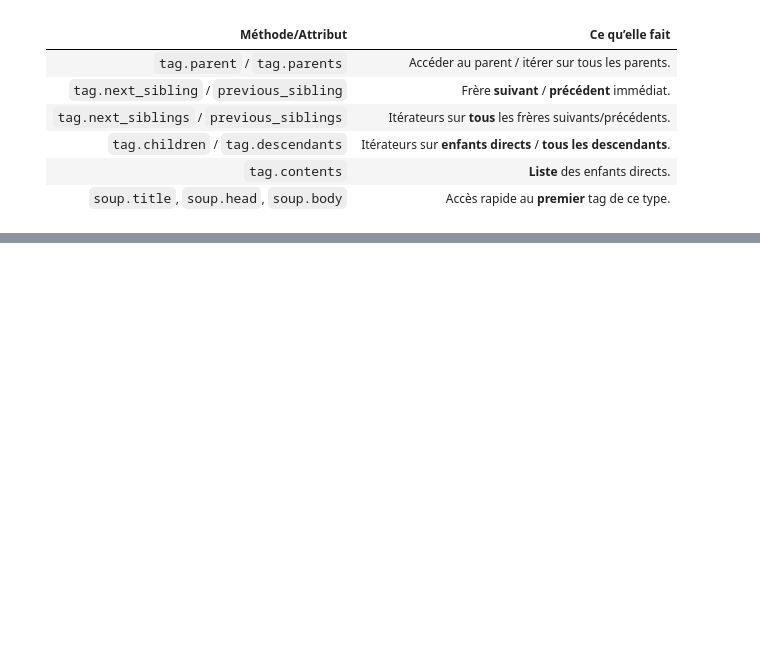
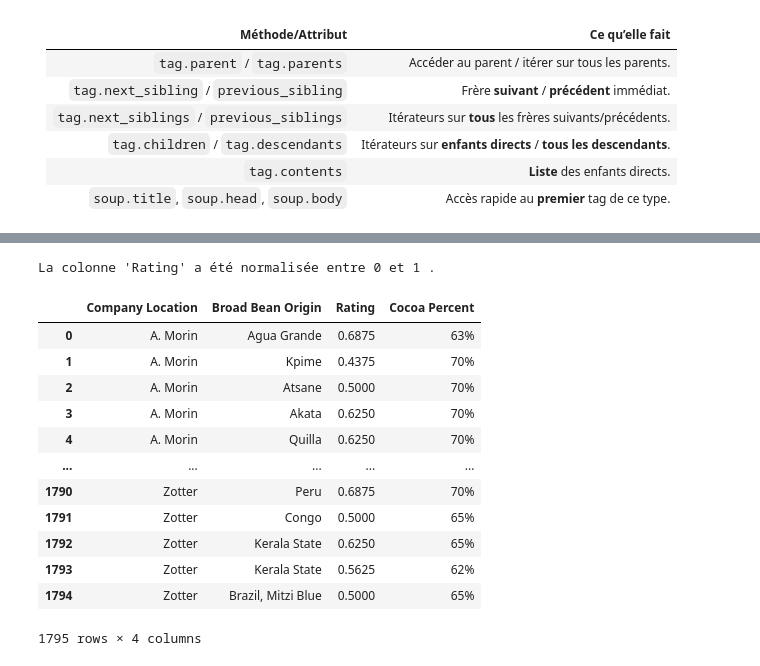
Before and after one commit to Mozart28/package_etl, a Jupyter notebook: Pipeline_using_scrapping.ipynb, the cells around one changed output, grey strips where cells are left out. Saved outputs shown, nothing was run; the diff lists cells and outputs as text; code cells hidden in the pictures; blank space fills up the shorter version.

```diff
--- a/Pipeline_using_scrapping.ipynb
+++ b/Pipeline_using_scrapping.ipynb
@@ -345,0 +326,20 @@ Standardisation.zscore(df2,colonnes="Rating",prefix ="std_")
+# %%
+# Normaliser la colonne Rating en utilisant la méthode min-max
+
+from transformation.normalisation import NormaliserColonne
+NormaliserColonne.normaliser_colonne_choisie(df,col="Rating",inplace=True)
+# %% [output]
+La colonne 'Rating' a été normalisée entre 0 et 1 .
+|  | Company Location | Broad Bean Origin | Rating | Cocoa Percent |
+| 0 | A. Morin | Agua Grande | 0.6875 | 63% |
+| 1 | A. Morin | Kpime | 0.4375 | 70% |
+| 2 | A. Morin | Atsane | 0.5000 | 70% |
+| 3 | A. Morin | Akata | 0.6250 | 70% |
+| 4 | A. Morin | Quilla | 0.6250 | 70% |
+| ... | ... | ... | ... | ... |
+| 1790 | Zotter | Peru | 0.6875 | 70% |
+| 1791 | Zotter | Congo | 0.5000 | 65% |
+| 1792 | Zotter | Kerala State | 0.6250 | 65% |
+| 1793 | Zotter | Kerala State | 0.5625 | 62% |
+| 1794 | Zotter | Brazil, Mitzi Blue | 0.5000 | 65% |
+1795 rows × 4 columns
```
Also changed, not shown: parts of 42 cells of this notebook, 28 other files.
